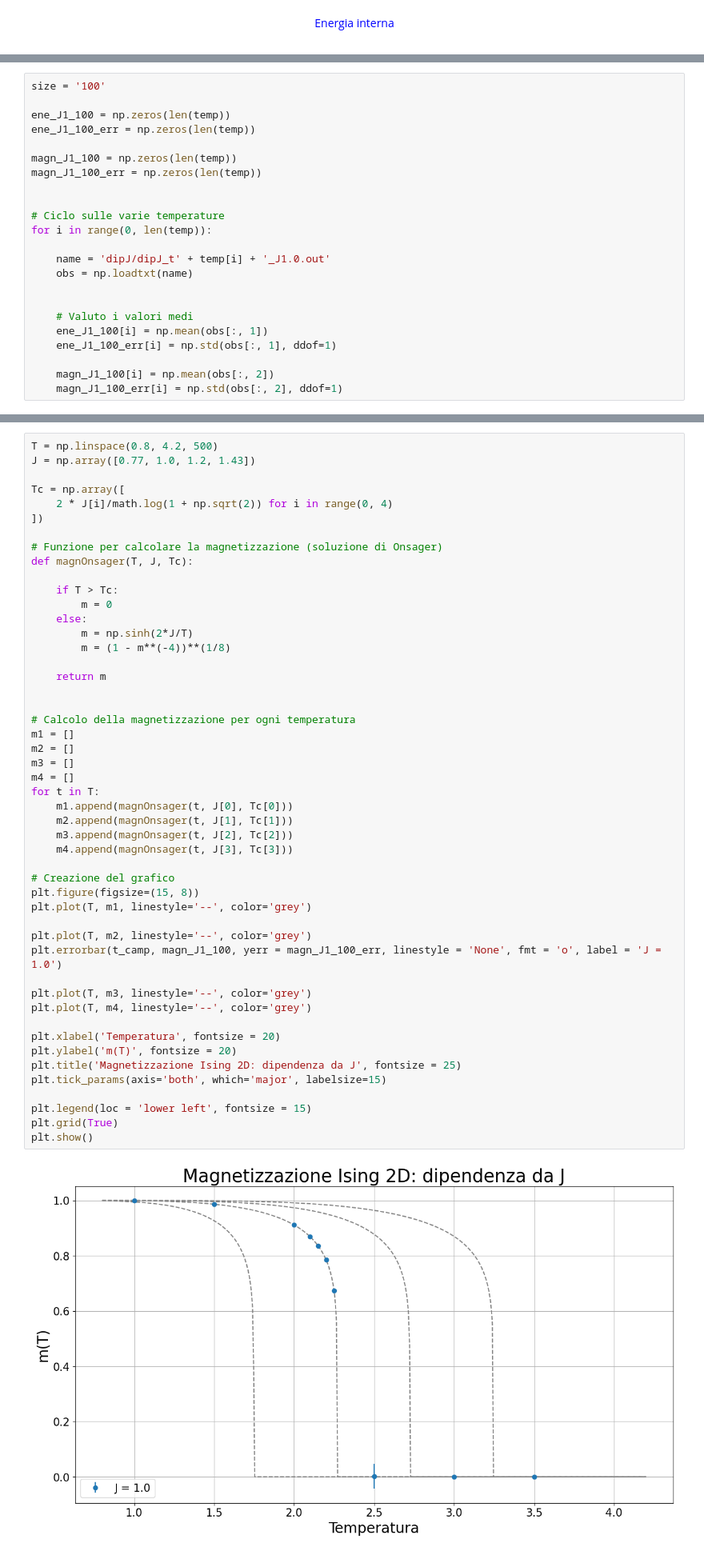
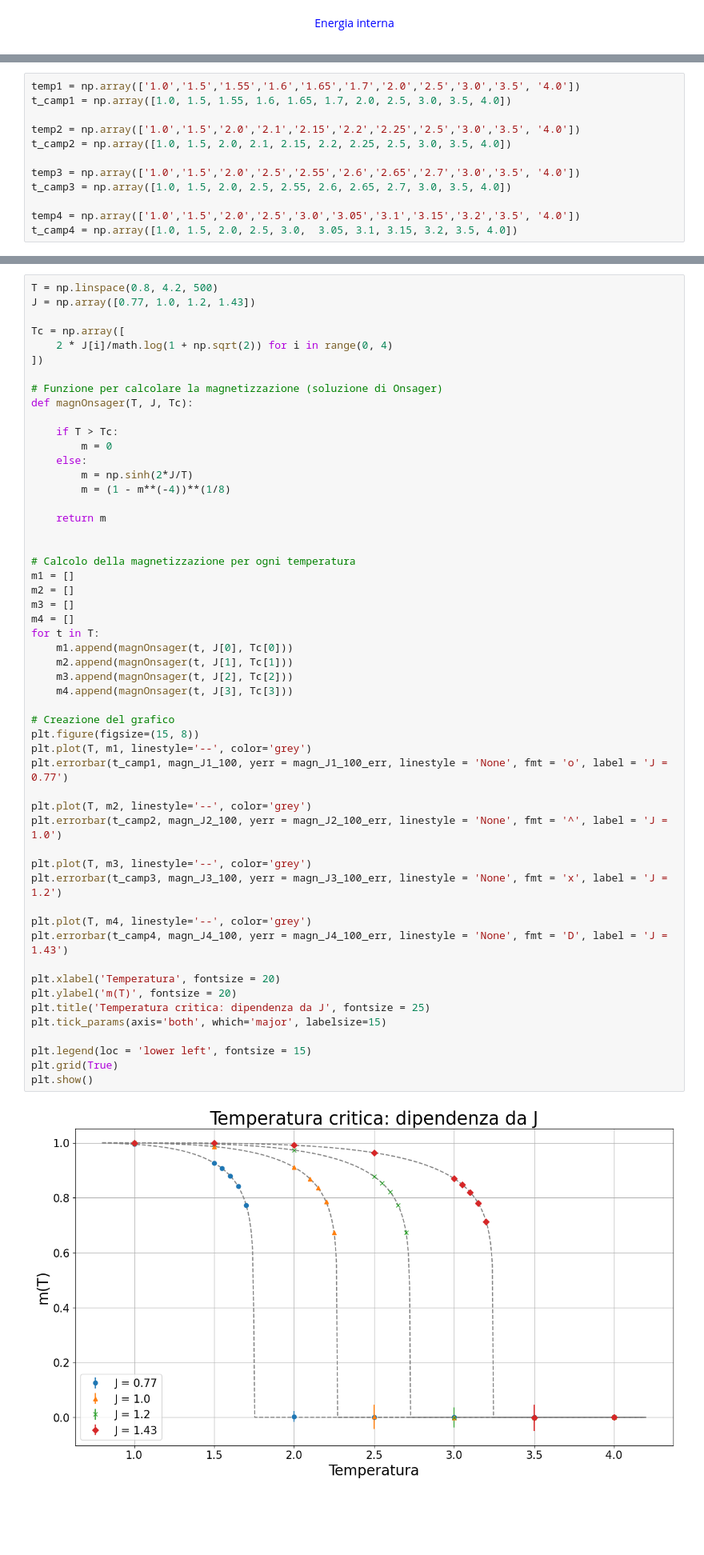
Before and after one commit to Negrini085/Simulazione-di-Materia-Condensata, a Jupyter notebook: Approfondimento/Ising2D/analisi/pcrit/puntoCritico.ipynb, the cells around one changed output, grey strips where cells are left out. Shown: that part at 80% size. Cells and saved outputs as stored; diff of their text form; blank space fills up the shorter version.

Commit message:
Dipendenza dal parametro J della temperatura critica

```diff
--- a/Approfondimento/Ising2D/analisi/pcrit/puntoCritico.ipynb
+++ b/Approfondimento/Ising2D/analisi/pcrit/puntoCritico.ipynb
@@ -107,23 +104,12 @@ t_camp = np.array([1.0, 1.5, 2.0, 2.1, 2.15, 2.2, 2.25, 2.5, 3.0, 3.5])
-# %%
-size = '100'
-
-ene_J1_100 = np.zeros(len(temp))
-ene_J1_100_err = np.zeros(len(temp))
-
-magn_J1_100 = np.zeros(len(temp))
-magn_J1_100_err = np.zeros(len(temp))
-
-
-# Ciclo sulle varie temperature
-for i in range(0, len(temp)):
-
-    name = 'dipJ/dipJ_t' + temp[i] + '_J1.0.out'
-    obs = np.loadtxt(name)
-
-
-    # Valuto i valori medi
-    ene_J1_100[i] = np.mean(obs[:, 1])
-    ene_J1_100_err[i] = np.std(obs[:, 1], ddof=1)
-
-    magn_J1_100[i] = np.mean(obs[:, 2])
-    magn_J1_100_err[i] = np.std(obs[:, 2], ddof=1)
+# %%
+temp1 = np.array(['1.0','1.5','1.55','1.6','1.65','1.7','2.0','2.5','3.0','3.5', '4.0'])
+t_camp1 = np.array([1.0, 1.5, 1.55, 1.6, 1.65, 1.7, 2.0, 2.5, 3.0, 3.5, 4.0])
+
+temp2 = np.array(['1.0','1.5','2.0','2.1','2.15','2.2','2.25','2.5','3.0','3.5', '4.0'])
+t_camp2 = np.array([1.0, 1.5, 2.0, 2.1, 2.15, 2.2, 2.25, 2.5, 3.0, 3.5, 4.0])
+
+temp3 = np.array(['1.0','1.5','2.0','2.5','2.55','2.6','2.65','2.7','3.0','3.5', '4.0'])
+t_camp3 = np.array([1.0, 1.5, 2.0, 2.5, 2.55, 2.6, 2.65, 2.7, 3.0, 3.5, 4.0])
+
+temp4 = np.array(['1.0','1.5','2.0','2.5','3.0','3.05','3.1','3.15','3.2','3.5', '4.0'])
+t_camp4 = np.array([1.0, 1.5, 2.0, 2.5, 3.0,  3.05, 3.1, 3.15, 3.2, 3.5, 4.0])
@@ -148,33 +207,37 @@ def magnOnsager(T, J, Tc):
 
 
 # Calcolo della magnetizzazione per ogni temperatura
 m1 = []
 m2 = []
 m3 = []
 m4 = []
 for t in T:
     m1.append(magnOnsager(t, J[0], Tc[0]))
     m2.append(magnOnsager(t, J[1], Tc[1]))
     m3.append(magnOnsager(t, J[2], Tc[2]))
     m4.append(magnOnsager(t, J[3], Tc[3]))
 
 # Creazione del grafico
 plt.figure(figsize=(15, 8))
 plt.plot(T, m1, linestyle='--', color='grey')
+plt.errorbar(t_camp1, magn_J1_100, yerr = magn_J1_100_err, linestyle = 'None', fmt = 'o', label = 'J = 0.77')
 
 plt.plot(T, m2, linestyle='--', color='grey')
-plt.errorbar(t_camp, magn_J1_100, yerr = magn_J1_100_err, linestyle = 'None', fmt = 'o', label = 'J = 1.0')
+plt.errorbar(t_camp2, magn_J2_100, yerr = magn_J2_100_err, linestyle = 'None', fmt = '^', label = 'J = 1.0')
 
 plt.plot(T, m3, linestyle='--', color='grey')
+plt.errorbar(t_camp3, magn_J3_100, yerr = magn_J3_100_err, linestyle = 'None', fmt = 'x', label = 'J = 1.2')
+
 plt.plot(T, m4, linestyle='--', color='grey')
+plt.errorbar(t_camp4, magn_J4_100, yerr = magn_J4_100_err, linestyle = 'None', fmt = 'D', label = 'J = 1.43')
 
 plt.xlabel('Temperatura', fontsize = 20)
 plt.ylabel('m(T)', fontsize = 20)
-plt.title('Magnetizzazione Ising 2D: dipendenza da J', fontsize = 25)
+plt.title('Temperatura critica: dipendenza da J', fontsize = 25)
 plt.tick_params(axis='both', which='major', labelsize=15)
 
 plt.legend(loc = 'lower left', fontsize = 15)
 plt.grid(True)
 plt.show()
 # %% [output]
-[figure, old version]
+[figure, new version]
```
Also changed, not shown: parts of 2 cells of this notebook, 37 other files.
